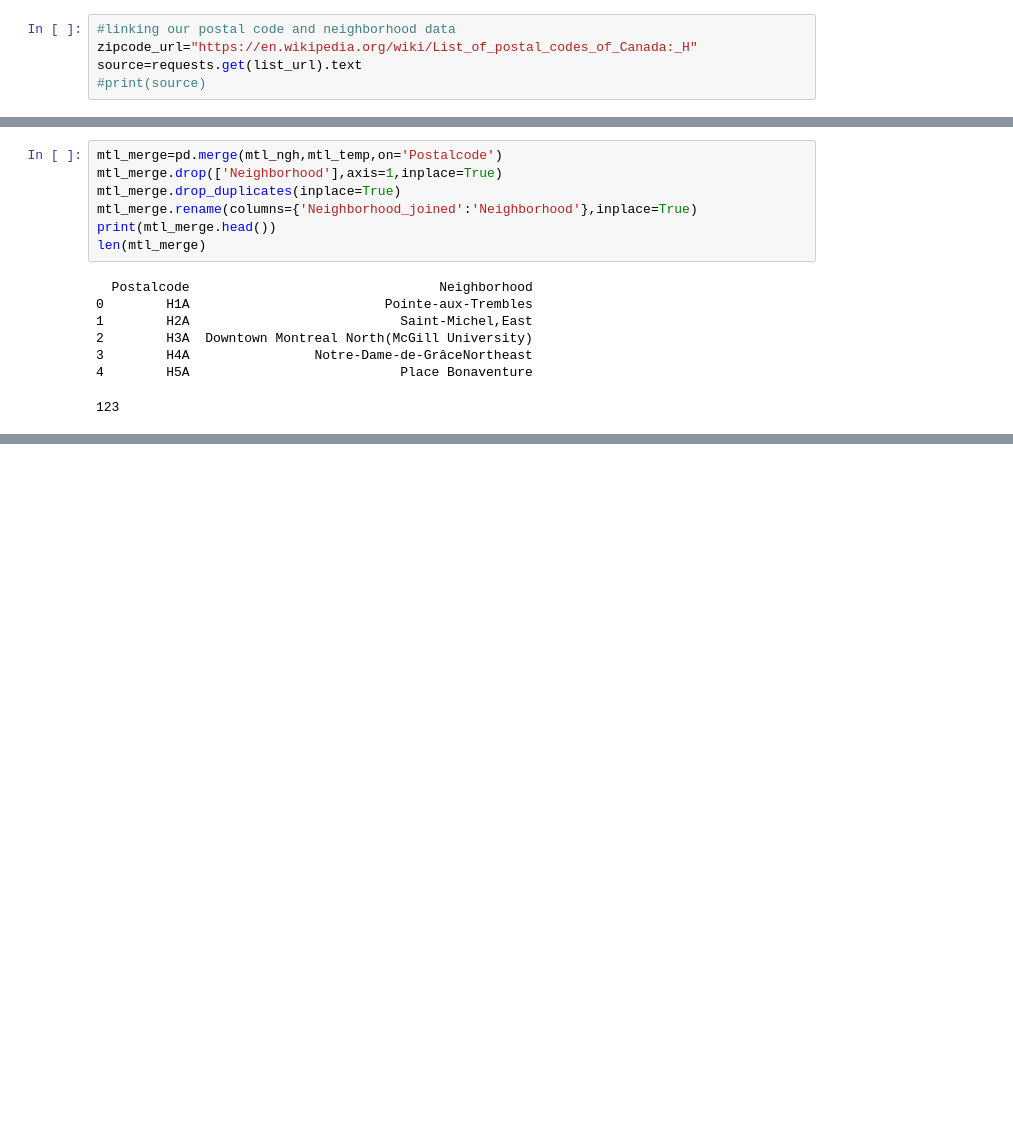
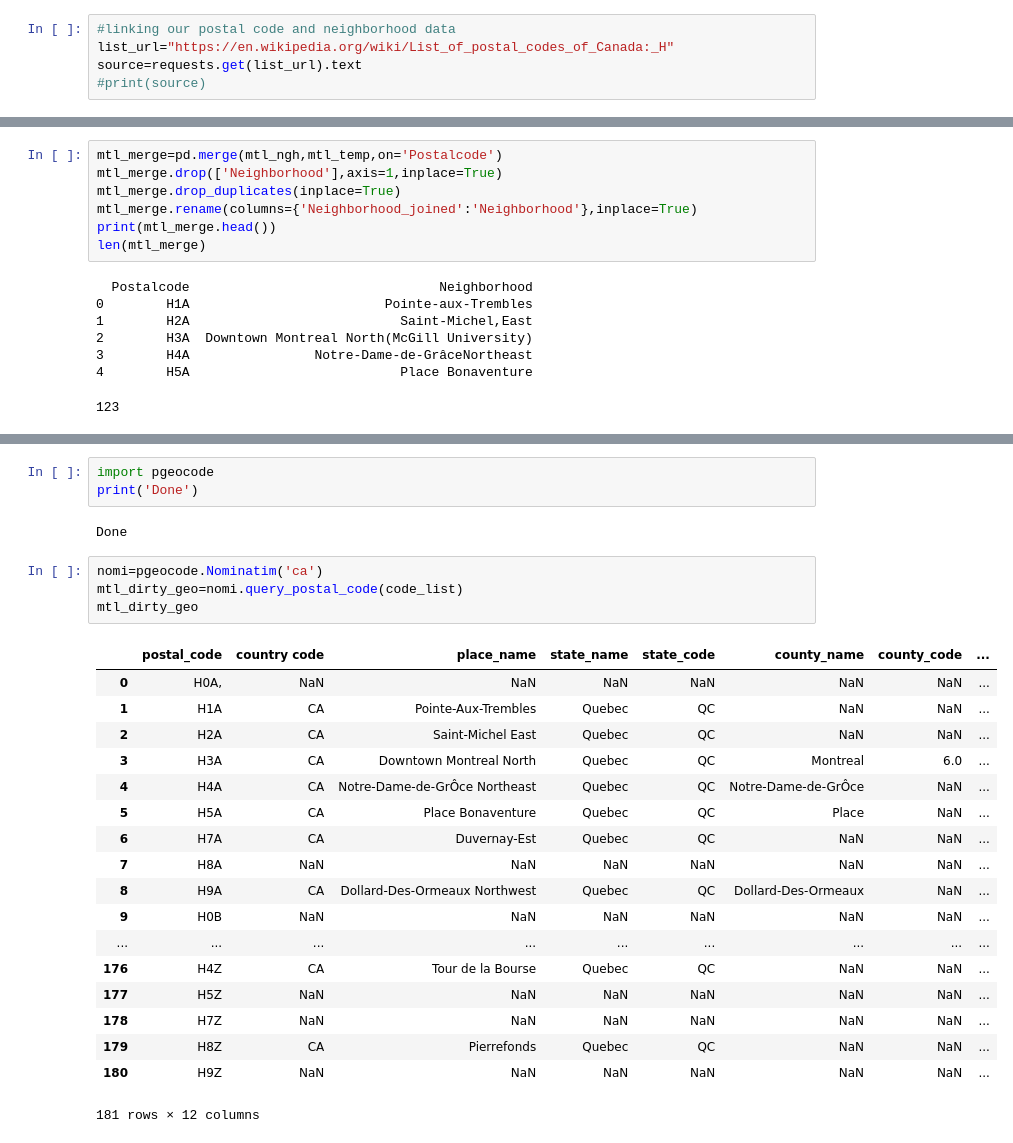
Before and after one commit to slothlacrosse/Coursera_Capstone, a Jupyter notebook: Montreal_Coffee_01.ipynb, the cells around one changed output, grey strips where cells are left out. Saved outputs shown, nothing was run; the diff lists cells and outputs as text; blank space fills up the shorter version.

```diff
--- a/Montreal_Coffee_01.ipynb
+++ b/Montreal_Coffee_01.ipynb
@@ -28,7 +28,7 @@ print('Done')
 Done
 # %%
 #linking our postal code and neighborhood data
-zipcode_url="https://en.wikipedia.org/wiki/List_of_postal_codes_of_Canada:_H"
+list_url="https://en.wikipedia.org/wiki/List_of_postal_codes_of_Canada:_H"
 source=requests.get(list_url).text
 #print(source)
 # %%
@@ -124,0 +166,28 @@ len(mtl_merge)
+# %%
+import pgeocode
+print('Done')
+# %% [output]
+Done
+# %%
+nomi=pgeocode.Nominatim('ca')
+mtl_dirty_geo=nomi.query_postal_code(code_list)
+mtl_dirty_geo
+# %% [output]
+|  | postal_code | country code | place_name | state_name | state_code | county_name | county_code | ... |
+| 0 | H0A, | NaN | NaN | NaN | NaN | NaN | NaN | ... |
+| 1 | H1A | CA | Pointe-Aux-Trembles | Quebec | QC | NaN | NaN | ... |
+| 2 | H2A | CA | Saint-Michel East | Quebec | QC | NaN | NaN | ... |
+| 3 | H3A | CA | Downtown Montreal North | Quebec | QC | Montreal | 6.0 | ... |
+| 4 | H4A | CA | Notre-Dame-de-GrÔce Northeast | Quebec | QC | Notre-Dame-de-GrÔce | NaN | ... |
+| 5 | H5A | CA | Place Bonaventure | Quebec | QC | Place | NaN | ... |
+| 6 | H7A | CA | Duvernay-Est | Quebec | QC | NaN | NaN | ... |
+| 7 | H8A | NaN | NaN | NaN | NaN | NaN | NaN | ... |
+| 8 | H9A | CA | Dollard-Des-Ormeaux Northwest | Quebec | QC | Dollard-Des-Ormeaux | NaN | ... |
+| 9 | H0B | NaN | NaN | NaN | NaN | NaN | NaN | ... |
+| ... | ... | ... | ... | ... | ... | ... | ... | ... |
+| 176 | H4Z | CA | Tour de la Bourse | Quebec | QC | NaN | NaN | ... |
+| 177 | H5Z | NaN | NaN | NaN | NaN | NaN | NaN | ... |
+| 178 | H7Z | NaN | NaN | NaN | NaN | NaN | NaN | ... |
+| 179 | H8Z | CA | Pierrefonds | Quebec | QC | NaN | NaN | ... |
+| 180 | H9Z | NaN | NaN | NaN | NaN | NaN | NaN | ... |
+181 rows × 12 columns
```
Also changed, not shown: parts of 8 cells of this notebook.
